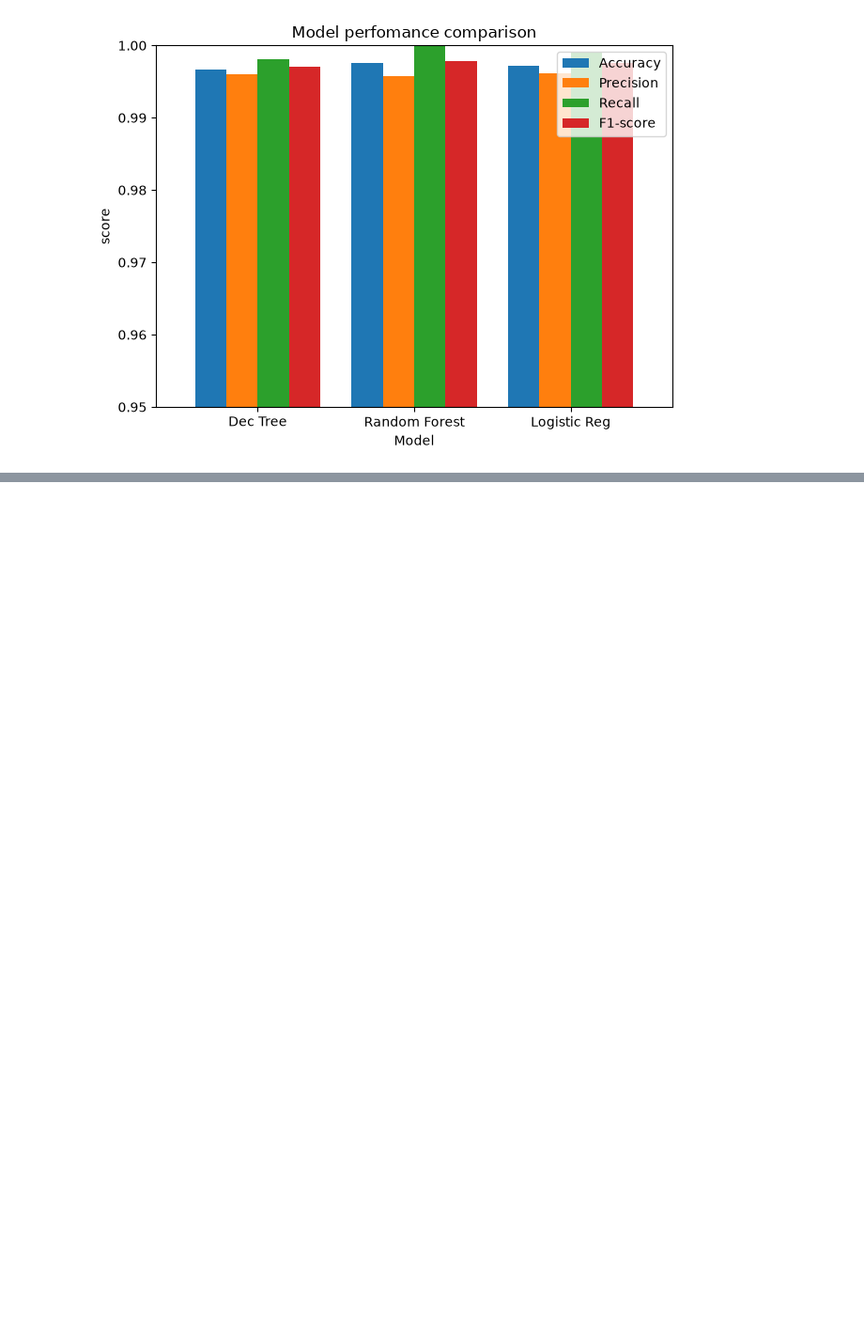
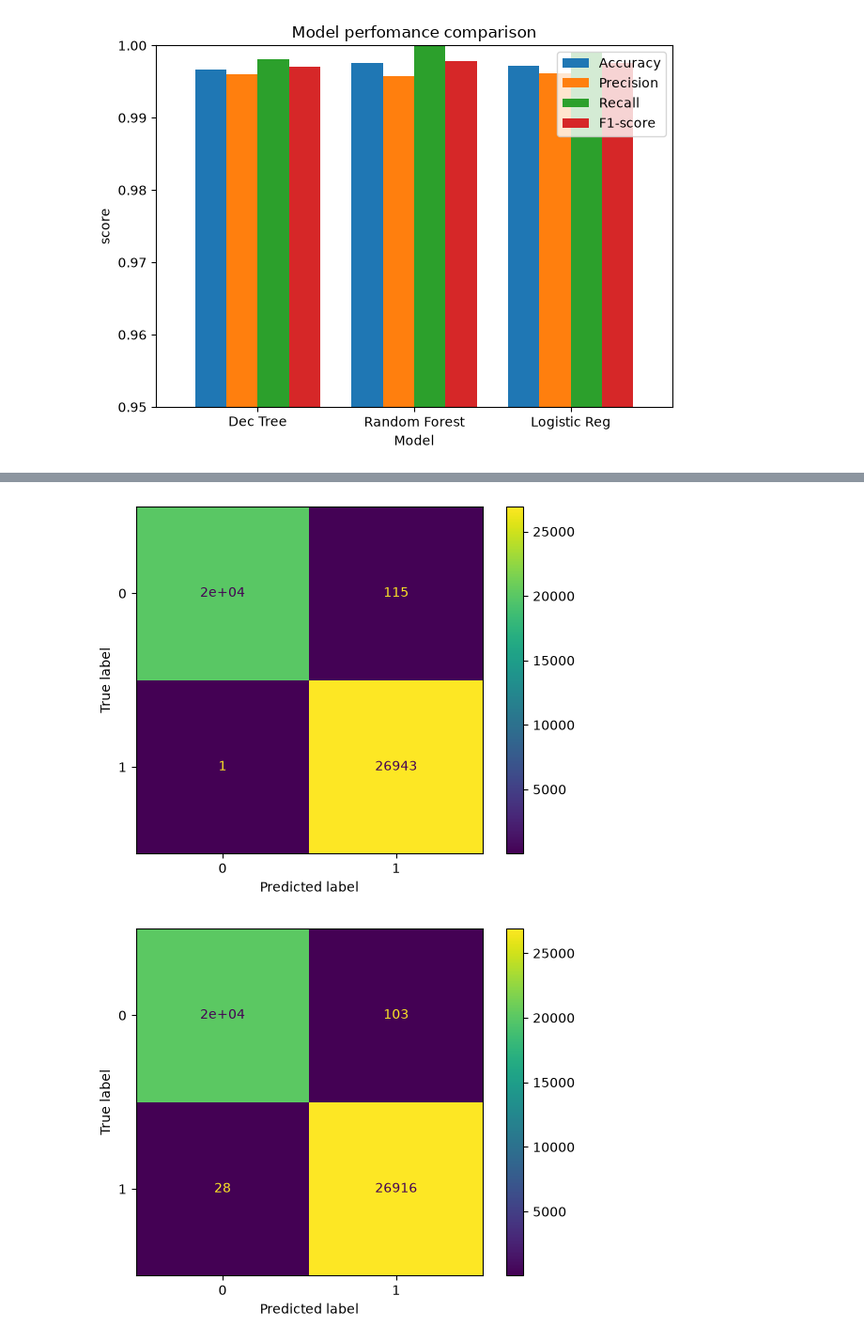
Before and after one commit to RkP17/phishing-url-detection, a Jupyter notebook: phishing_detection.ipynb, the cells around one changed output, grey strips where cells are left out. Shown at 94% size. Drawn from its saved outputs; the diff is of its cells as text; code cells hidden in the pictures; blank space fills up the shorter version.

```diff
--- a/phishing_detection.ipynb
+++ b/phishing_detection.ipynb
@@ -356,0 +371,15 @@ plt.show()
+# %%
+cm_lr = confusion_matrix(y_test,predictions_lr)
+
+display_cm_lr = ConfusionMatrixDisplay(confusion_matrix=cm_lr, display_labels=[0,1])
+display_cm_lr.plot()
+
+cm_rf = confusion_matrix(y_test,predictions_rf)
+
+display_cm_rf = ConfusionMatrixDisplay(confusion_matrix=cm_rf, display_labels=[0,1])
+display_cm_rf.plot()
+
+plt.show()
+# %% [output]
+[figure, added]
+[figure, added]
```
Also changed, not shown: parts of 3 cells of this notebook.
